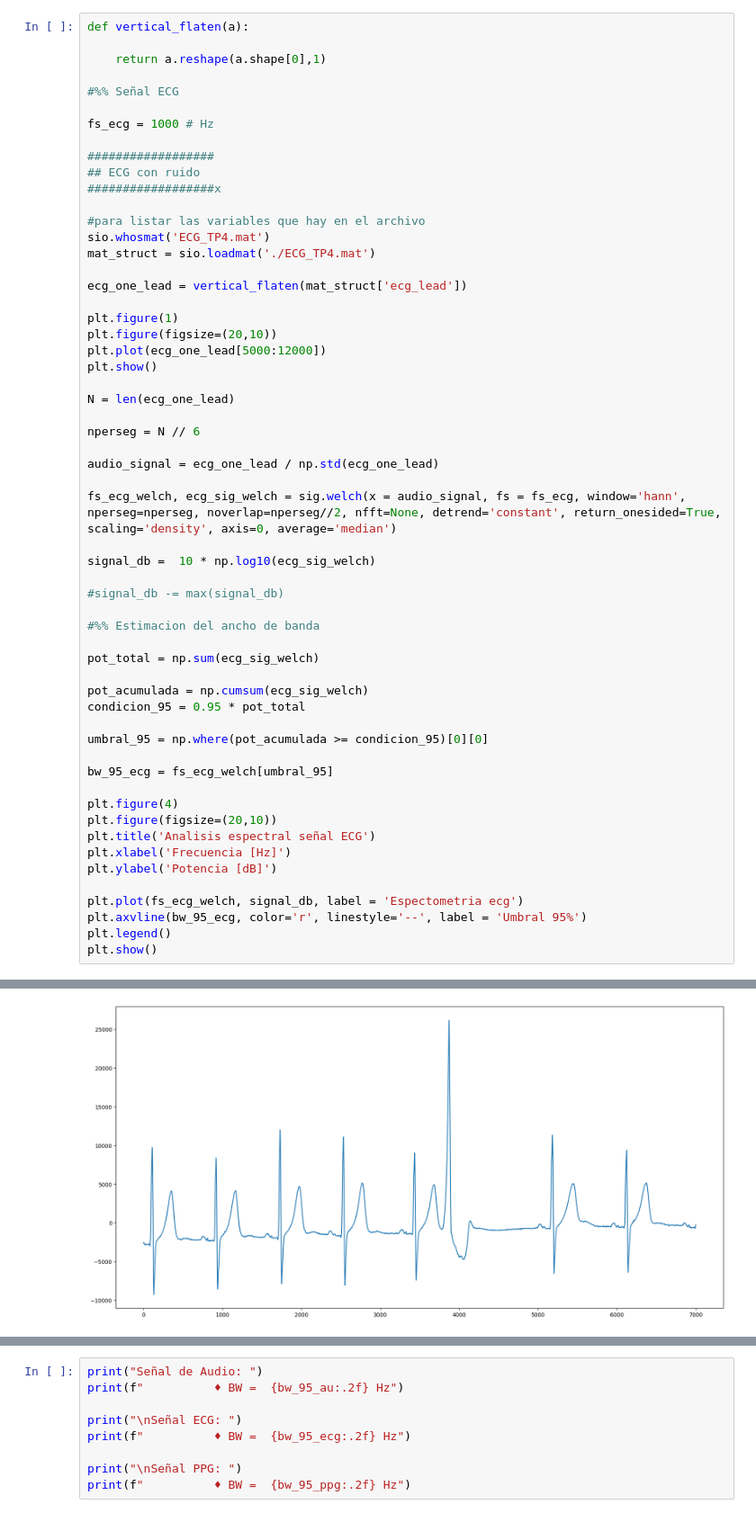
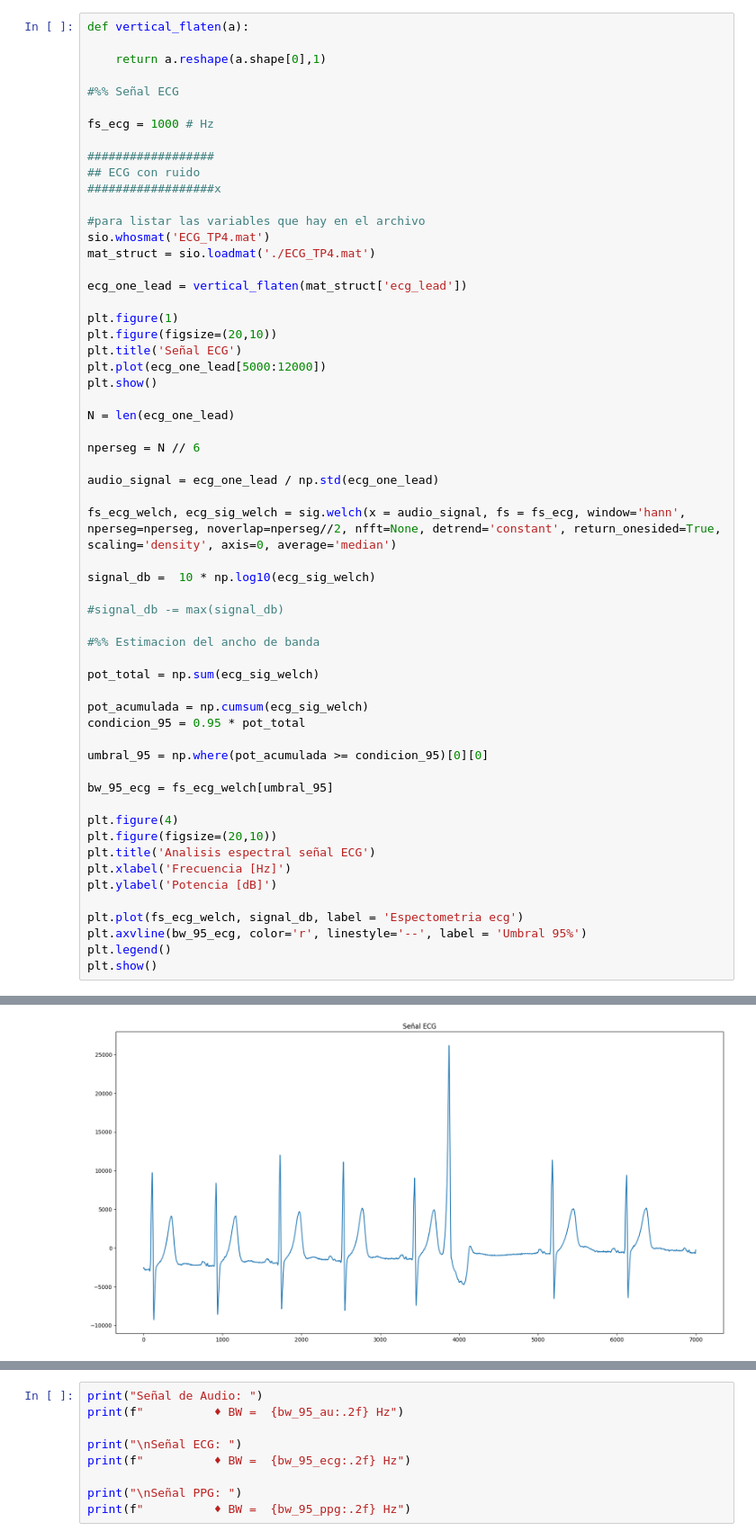
Before and after one commit to Mateo-Cabo/APS, a Jupyter notebook: Trabajo semana 5/TS5.ipynb, the cells around one changed output, grey strips where cells are left out. Shown: that part at 90% size. Saved outputs shown, nothing was run; the diff lists cells and outputs as text.

```diff
--- a/Trabajo semana 5/TS5.ipynb
+++ b/Trabajo semana 5/TS5.ipynb
@@ -78,6 +79,7 @@ ecg_one_lead = vertical_flaten(mat_struct['ecg_lead'])
 
 plt.figure(1)
 plt.figure(figsize=(20,10))
+plt.title('Señal ECG')
 plt.plot(ecg_one_lead[5000:12000])
 plt.show()
 
@@ -89,34 +91,34 @@ audio_signal = ecg_one_lead / np.std(ecg_one_lead)
 
 fs_ecg_welch, ecg_sig_welch = sig.welch(x = audio_signal, fs = fs_ecg, window='hann', nperseg=nperseg, noverlap=nperseg//2, nfft=None, detrend='constant', return_onesided=True, scaling='density', axis=0, average='median')
 
 signal_db =  10 * np.log10(ecg_sig_welch)
 
 #signal_db -= max(signal_db)
 
 #%% Estimacion del ancho de banda
 
 pot_total = np.sum(ecg_sig_welch)
 
 pot_acumulada = np.cumsum(ecg_sig_welch)
 condicion_95 = 0.95 * pot_total
 
 umbral_95 = np.where(pot_acumulada >= condicion_95)[0][0]
 
 bw_95_ecg = fs_ecg_welch[umbral_95]
 
 plt.figure(4)
 plt.figure(figsize=(20,10))
 plt.title('Analisis espectral señal ECG')
 plt.xlabel('Frecuencia [Hz]')
 plt.ylabel('Potencia [dB]')
 
 plt.plot(fs_ecg_welch, signal_db, label = 'Espectometria ecg')
 plt.axvline(bw_95_ecg, color='r', linestyle='--', label = 'Umbral 95%')
 plt.legend()
 plt.show()
 # %% [output]
 <Figure size 640x480 with 0 Axes>
-[figure, old version]
+[figure, new version]
 <Figure size 640x480 with 0 Axes>
 [figure]
 # %%
```
Also changed, not shown: parts of 2 cells of this notebook.
